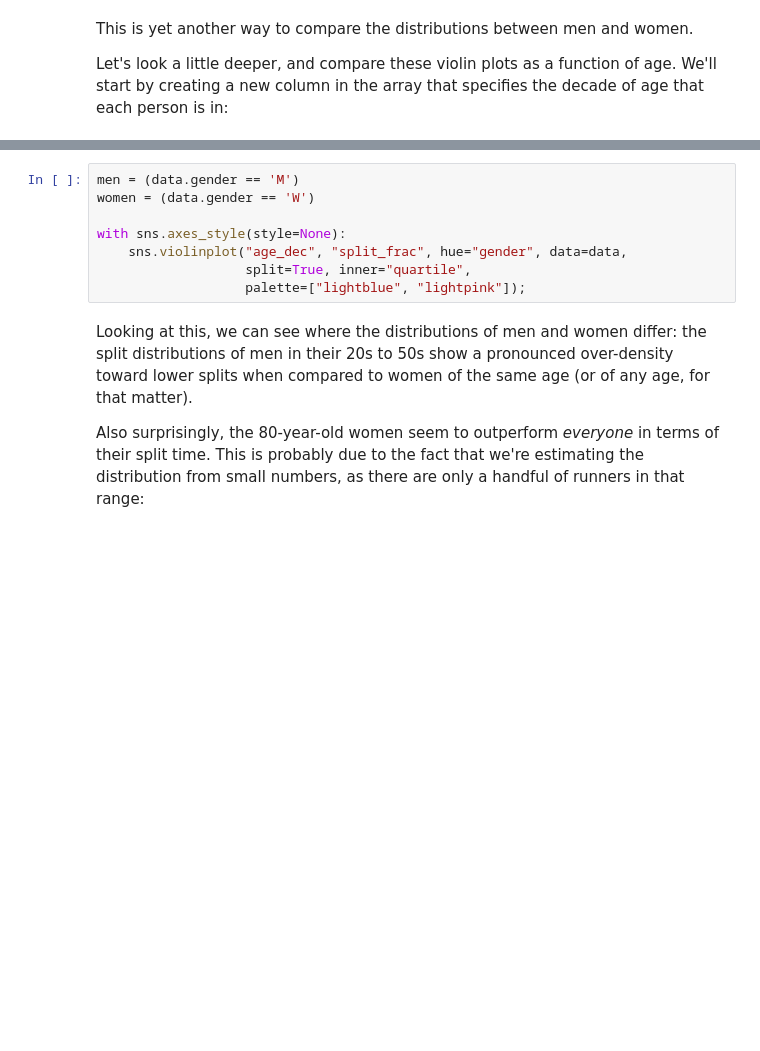
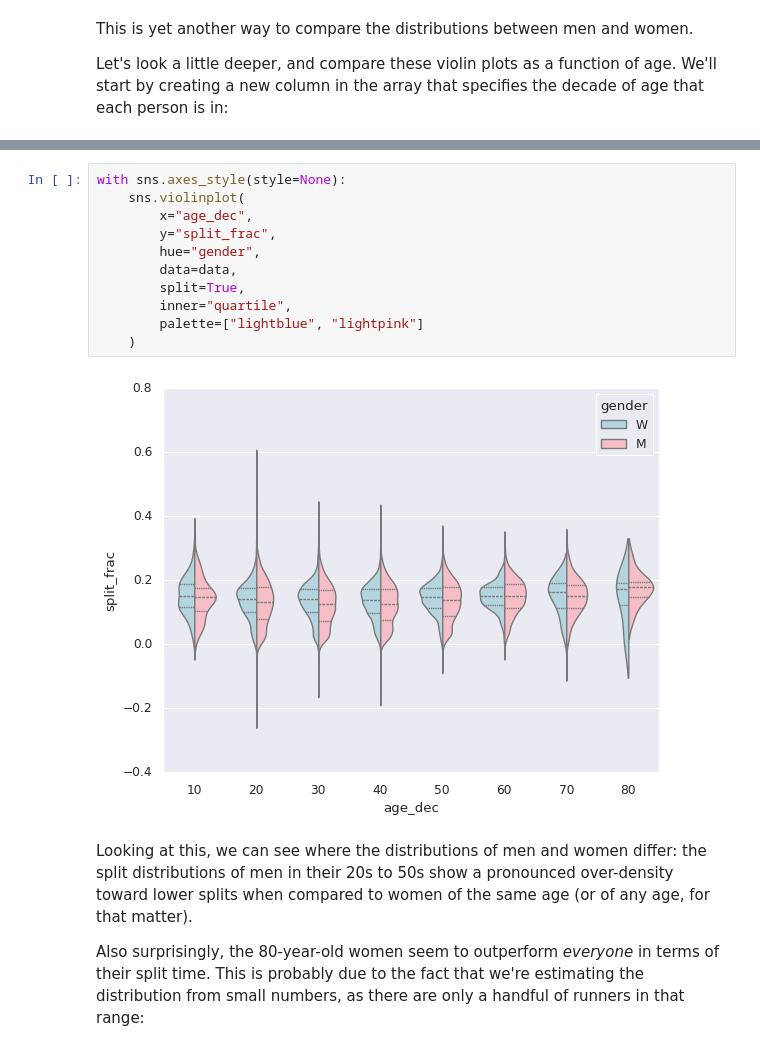
Before and after one commit to mayuresh9417/AIML-Lab, a Jupyter notebook: Experiment_05_Visualization_With_Seaborn.ipynb, the cells around one changed output, grey strips where cells are left out. Cells and saved outputs as stored; diff of their text form; blank space fills up the shorter version.

```diff
--- a/Experiment_05_Visualization_With_Seaborn.ipynb
+++ b/Experiment_05_Visualization_With_Seaborn.ipynb
@@ -437,11 +487,16 @@ data.head()
 # %%
-men = (data.gender == 'M')
-women = (data.gender == 'W')
-
 with sns.axes_style(style=None):
-    sns.violinplot("age_dec", "split_frac", hue="gender", data=data,
-                   split=True, inner="quartile",
-                   palette=["lightblue", "lightpink"]);
+    sns.violinplot(
+        x="age_dec",
+        y="split_frac",
+        hue="gender",
+        data=data,
+        split=True,
+        inner="quartile",
+        palette=["lightblue", "lightpink"]
+    )
+# %% [output]
+[figure, added]
 # %% [markdown]
 Looking at this, we can see where the distributions of men and women differ: the split distributions of men in their 20s to 50s show a pronounced over-density toward lower splits when compared to women of the same age (or of any age, for that matter).
 
```
Also changed, not shown: parts of 19 cells of this notebook.
